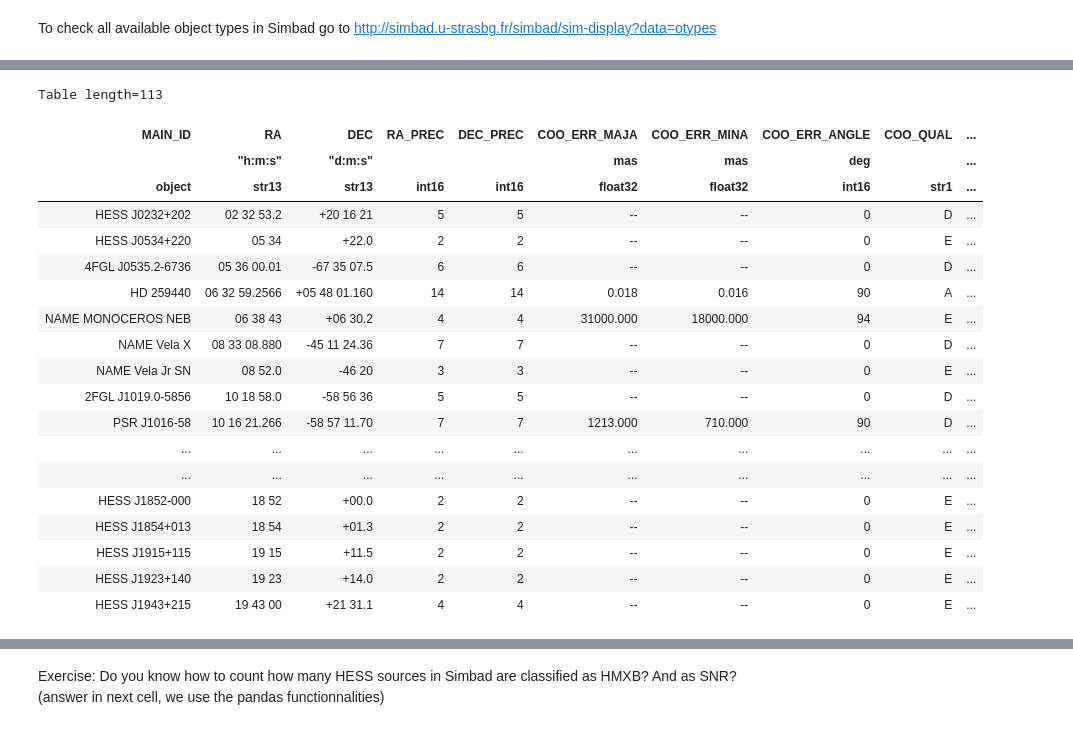
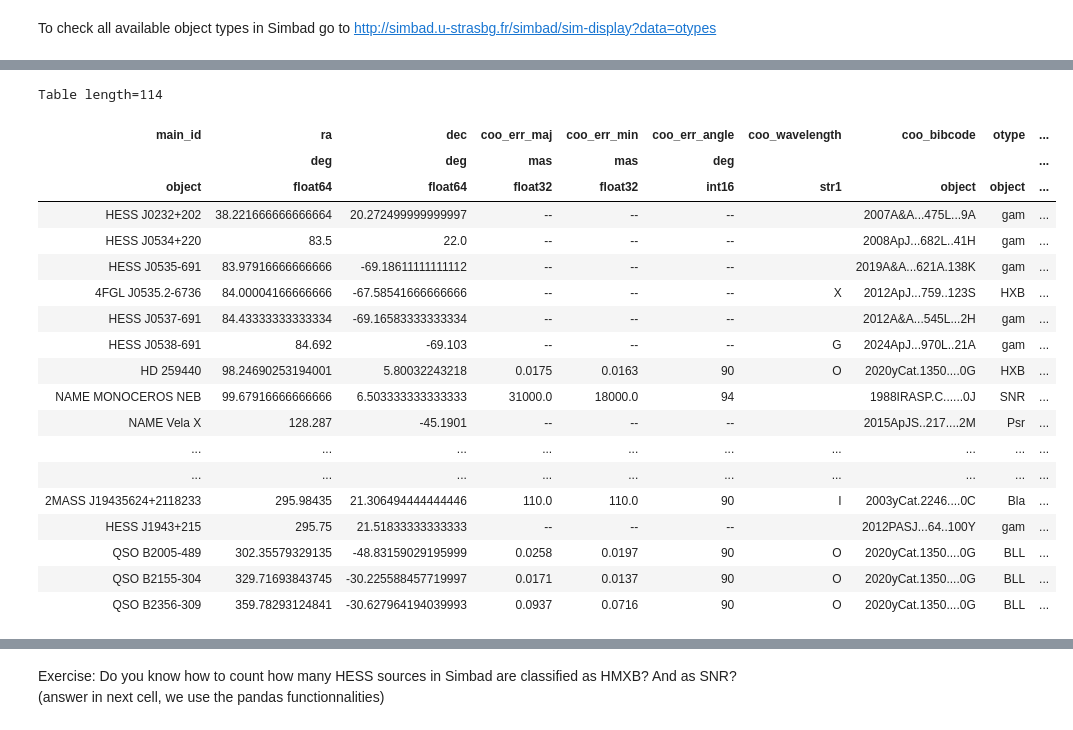
Before and after one commit to cds-astro/tutorials, a Jupyter notebook: Notebooks/4_High_Energy_sources__Multi_instrument_multi_wavelength_exploration_using_VO_tools.ipynb, the cells around one changed output, grey strips where cells are left out. Cells and saved outputs as stored; diff of their text form; code cells hidden in the pictures.

```diff
--- a/Notebooks/4_High_Energy_sources__Multi_instrument_multi_wavelength_exploration_using_VO_tools.ipynb
+++ b/Notebooks/4_High_Energy_sources__Multi_instrument_multi_wavelength_exploration_using_VO_tools.ipynb
@@ -57,5 +57,6 @@ How to obtain a catalogue of all published HESS sources from the astronomical da
 The High Energy Stereoscopic System (HESS) is a Cherenkov telescope array detecting cosmic gamma-rays in the GeV—TeV  range. Sources detected by HESS include supernova remnants (SNR), wind nebulae pulsars, active galactic nuclei (AGN) and others. The number of detected sources steadily grows and makes it possible to study certain sub-samples of the HESS catalogue. In the following, the HESS sources should be investigated with respect to their gamma-ray properties obtained from the second Fermi-LAT catalogue.
 # %%
 # Check which are the default fields
-Simbad.get_votable_fields()
+simbad = Simbad()
+simbad.get_votable_fields()
 # %% [output]
@@ -101,0 +101,5 @@ Simbad.get_votable_fields()
+# %%
+# Add the field otype and check that it is now included
+simbad.add_votable_fields("otype")
+# Check that it was added
+simbad.get_votable_fields()
@@ -102,29 +116,29 @@ Simbad.get_votable_fields()
 # %%
 # Query Simbad by catalog containing the keyword 'hess'
-# and display the result in pretty notebook format
-hess_simbad = Simbad.query_catalog("hess")
+# and display the result
+hess_simbad = simbad.query_catalog("HESS")
 hess_simbad
 # %% [output]
-Table length=113
+Table length=114
-| MAIN_ID | RA | DEC | RA_PREC | DEC_PREC | COO_ERR_MAJA | COO_ERR_MINA | COO_ERR_ANGLE | COO_QUAL | ... |
-|  | "h:m:s" | "d:m:s" |  |  | mas | mas | deg |  | ... |
-| object | str13 | str13 | int16 | int16 | float32 | float32 | int16 | str1 | ... |
-| HESS J0232+202 | 02 32 53.2 | +20 16 21 | 5 | 5 | -- | -- | 0 | D | ... |
-| HESS J0534+220 | 05 34 | +22.0 | 2 | 2 | -- | -- | 0 | E | ... |
-| 4FGL J0535.2-6736 | 05 36 00.01 | -67 35 07.5 | 6 | 6 | -- | -- | 0 | D | ... |
-| HD 259440 | 06 32 59.2566 | +05 48 01.160 | 14 | 14 | 0.018 | 0.016 | 90 | A | ... |
-| NAME MONOCEROS NEB | 06 38 43 | +06 30.2 | 4 | 4 | 31000.000 | 18000.000 | 94 | E | ... |
-| NAME Vela X | 08 33 08.880 | -45 11 24.36 | 7 | 7 | -- | -- | 0 | D | ... |
-| NAME Vela Jr SN | 08 52.0 | -46 20 | 3 | 3 | -- | -- | 0 | E | ... |
-| 2FGL J1019.0-5856 | 10 18 58.0 | -58 56 36 | 5 | 5 | -- | -- | 0 | D | ... |
-| PSR J1016-58 | 10 16 21.266 | -58 57 11.70 | 7 | 7 | 1213.000 | 710.000 | 90 | D | ... |
+| main_id | ra | dec | coo_err_maj | coo_err_min | coo_err_angle | coo_wavelength | coo_bibcode | otype | ... |
+|  | deg | deg | mas | mas | deg |  |  |  | ... |
+| object | float64 | float64 | float32 | float32 | int16 | str1 | object | object | ... |
+| HESS J0232+202 | 38.221666666666664 | 20.272499999999997 | -- | -- | -- |  | 2007A&A...475L...9A | gam | ... |
+| HESS J0534+220 | 83.5 | 22.0 | -- | -- | -- |  | 2008ApJ...682L..41H | gam | ... |
+| HESS J0535-691 | 83.97916666666666 | -69.18611111111112 | -- | -- | -- |  | 2019A&A...621A.138K | gam | ... |
+| 4FGL J0535.2-6736 | 84.00004166666666 | -67.58541666666666 | -- | -- | -- | X | 2012ApJ...759..123S | HXB | ... |
+| HESS J0537-691 | 84.43333333333334 | -69.16583333333334 | -- | -- | -- |  | 2012A&A...545L...2H | gam | ... |
+| HESS J0538-691 | 84.692 | -69.103 | -- | -- | -- | G | 2024ApJ...970L..21A | gam | ... |
+| HD 259440 | 98.24690253194001 | 5.80032243218 | 0.0175 | 0.0163 | 90 | O | 2020yCat.1350....0G | HXB | ... |
+| NAME MONOCEROS NEB | 99.67916666666666 | 6.503333333333333 | 31000.0 | 18000.0 | 94 |  | 1988IRASP.C......0J | SNR | ... |
+| NAME Vela X | 128.287 | -45.1901 | -- | -- | -- |  | 2015ApJS..217....2M | Psr | ... |
 | ... | ... | ... | ... | ... | ... | ... | ... | ... | ... |
 | ... | ... | ... | ... | ... | ... | ... | ... | ... | ... |
-| HESS J1852-000 | 18 52 | +00.0 | 2 | 2 | -- | -- | 0 | E | ... |
-| HESS J1854+013 | 18 54 | +01.3 | 2 | 2 | -- | -- | 0 | E | ... |
-| HESS J1915+115 | 19 15 | +11.5 | 2 | 2 | -- | -- | 0 | E | ... |
-| HESS J1923+140 | 19 23 | +14.0 | 2 | 2 | -- | -- | 0 | E | ... |
-| HESS J1943+215 | 19 43 00 | +21 31.1 | 4 | 4 | -- | -- | 0 | E | ... |
+| 2MASS J19435624+2118233 | 295.98435 | 21.306494444444446 | 110.0 | 110.0 | 90 | I | 2003yCat.2246....0C | Bla | ... |
+| HESS J1943+215 | 295.75 | 21.51833333333333 | -- | -- | -- |  | 2012PASJ...64..100Y | gam | ... |
+| QSO B2005-489 | 302.35579329135 | -48.83159029195999 | 0.0258 | 0.0197 | 90 | O | 2020yCat.1350....0G | BLL | ... |
+| QSO B2155-304 | 329.71693843745 | -30.225588457719997 | 0.0171 | 0.0137 | 90 | O | 2020yCat.1350....0G | BLL | ... |
+| QSO B2356-309 | 359.78293124841 | -30.627964194039993 | 0.0937 | 0.0716 | 90 | O | 2020yCat.1350....0G | BLL | ... |
 # %%
 f"There are {len(hess_simbad)} HESS sources in Simbad database."
 # %% [output]
```
Also changed, not shown: parts of 26 cells of this notebook, 7 other files.
